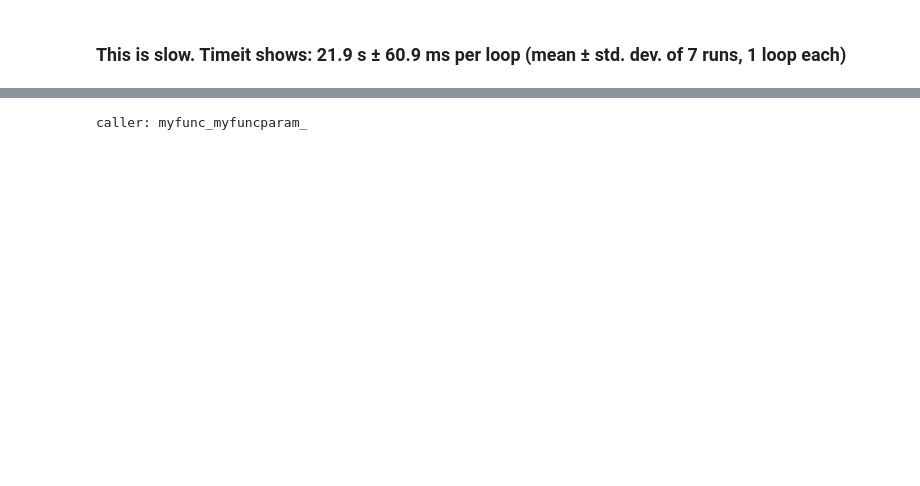
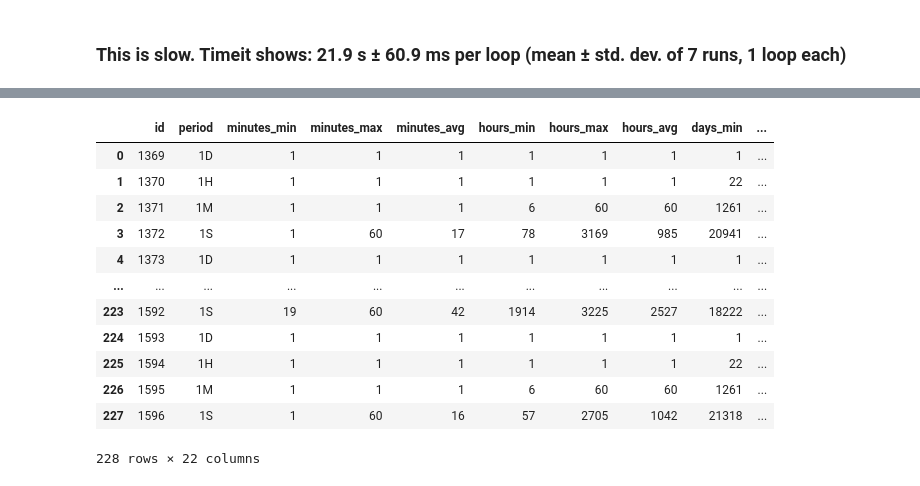
Before and after one commit to jamiecash/algobuilder, a Jupyter notebook: notebooks/Data Quality.ipynb, the cells around one changed output, grey strips where cells are left out. Saved outputs shown, nothing was run; the diff lists cells and outputs as text; code cells hidden in the pictures; blank space fills up the shorter version.

```diff
--- a/notebooks/Data Quality.ipynb
+++ b/notebooks/Data Quality.ipynb
@@ -385,25 +446,18 @@ display(HTML(formatted_data))
 # %%
-import functools
-
-
-def decorator_factory(request):
-    def mydecorator(func):
-        @functools.wraps(func)
-        def wrapper(*args, **kwargs):
-            # Prints the caller signiture
-            caller = f"{func.__name__}_{','.join([f'{x}' for x in args])}_" \
-                          f"{','.join([f'{x}={kwargs[x]}' for x in kwargs.keys()])}"
-
-            print(f'caller: {caller}')
-        return wrapper
-    return mydecorator
-
-
-@decorator_factory('req')
-def myfunc(myfuncparam):
-    print('myfunc')
-
-
-myfunc('myfuncparam')
+# Summary metric all datasources
+data = pd.read_sql_query(sql="SELECT * FROM pricedata_summarymetricalldatasources", con=connection)
+data
 # %% [output]
+|  | id | period | minutes_min | minutes_max | minutes_avg | hours_min | hours_max | hours_avg | days_min | ... |
+| 0 | 1369 | 1D | 1 | 1 | 1 | 1 | 1 | 1 | 1 | ... |
+| 1 | 1370 | 1H | 1 | 1 | 1 | 1 | 1 | 1 | 22 | ... |
+| 2 | 1371 | 1M | 1 | 1 | 1 | 6 | 60 | 60 | 1261 | ... |
+| 3 | 1372 | 1S | 1 | 60 | 17 | 78 | 3169 | 985 | 20941 | ... |
+| 4 | 1373 | 1D | 1 | 1 | 1 | 1 | 1 | 1 | 1 | ... |
+| ... | ... | ... | ... | ... | ... | ... | ... | ... | ... | ... |
+| 223 | 1592 | 1S | 19 | 60 | 42 | 1914 | 3225 | 2527 | 18222 | ... |
+| 224 | 1593 | 1D | 1 | 1 | 1 | 1 | 1 | 1 | 1 | ... |
+| 225 | 1594 | 1H | 1 | 1 | 1 | 1 | 1 | 1 | 22 | ... |
+| 226 | 1595 | 1M | 1 | 1 | 1 | 6 | 60 | 60 | 1261 | ... |
+| 227 | 1596 | 1S | 1 | 60 | 16 | 57 | 2705 | 1042 | 21318 | ... |
-caller: myfunc_myfuncparam_
+228 rows × 22 columns
```
Also changed, not shown: parts of 18 cells of this notebook, 14 other files.
